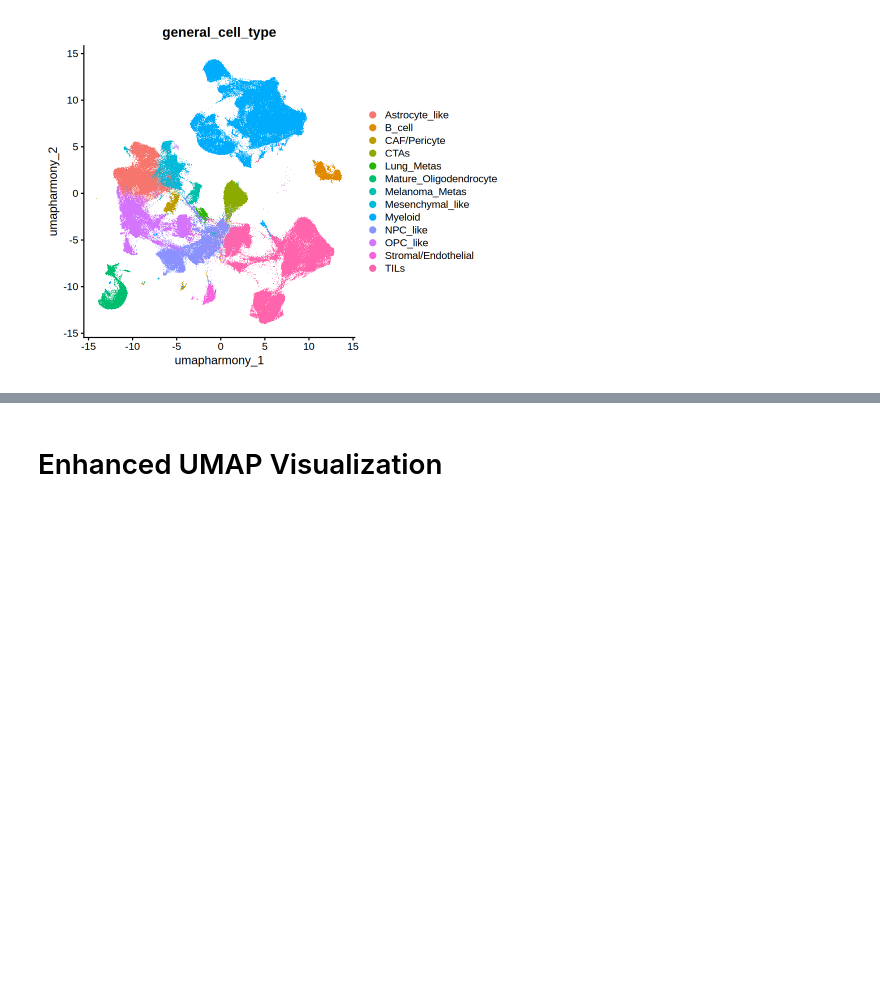
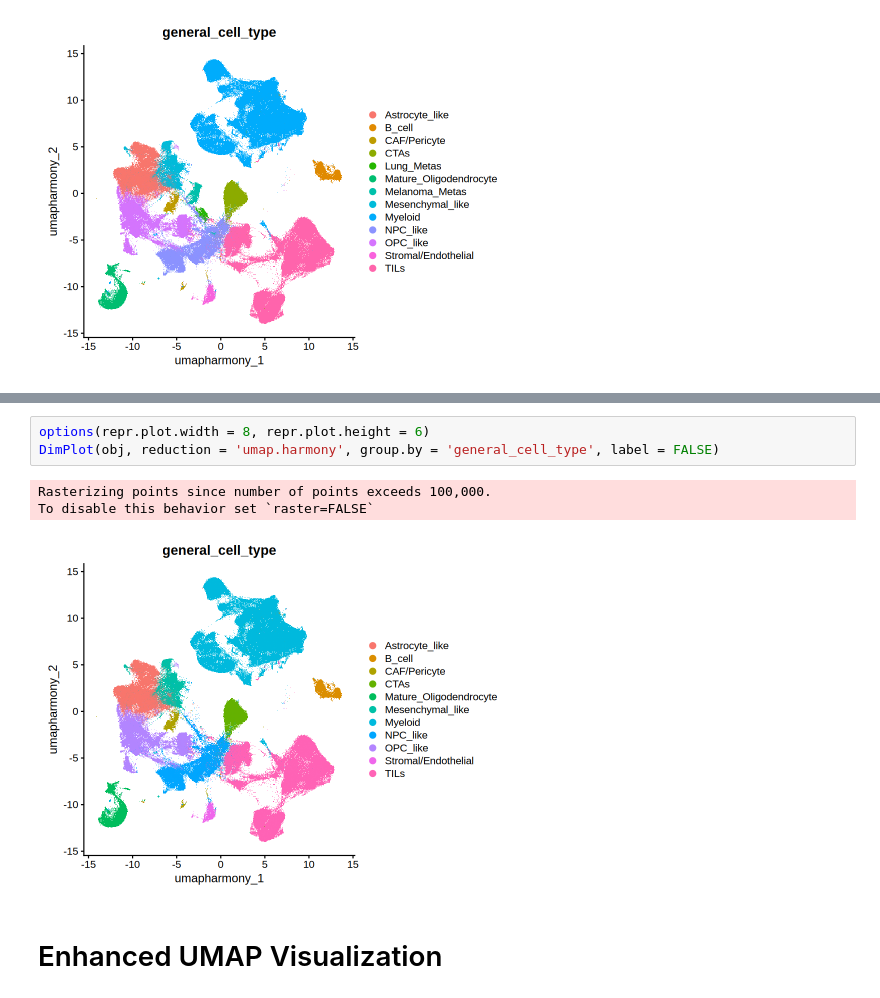
Before and after one commit to bao-mathmod/Gliomas, a Jupyter notebook: 04.upstream/4.3_scRNA/02.downstream/01_1_integrate_pub.ipynb, the cells around one changed output, grey strips where cells are left out. Cells and saved outputs as stored; diff of their text form; blank space fills up the shorter version.

```diff
--- a/04.upstream/4.3_scRNA/02.downstream/01_1_integrate_pub.ipynb
+++ b/04.upstream/4.3_scRNA/02.downstream/01_1_integrate_pub.ipynb
@@ -57,3 +96,10 @@ Warning message:
+# %%
+options(repr.plot.width = 8, repr.plot.height = 6)
+DimPlot(obj, reduction = 'umap.harmony', group.by = 'general_cell_type', label = FALSE)
+# %% [output]
+Rasterizing points since number of points exceeds 100,000.
+To disable this behavior set `raster=FALSE`
+[figure, added]
 # %% [markdown]
 # Enhanced UMAP Visualization
 # %%
```
Also changed, not shown: parts of 11 cells of this notebook, 1 other file.
